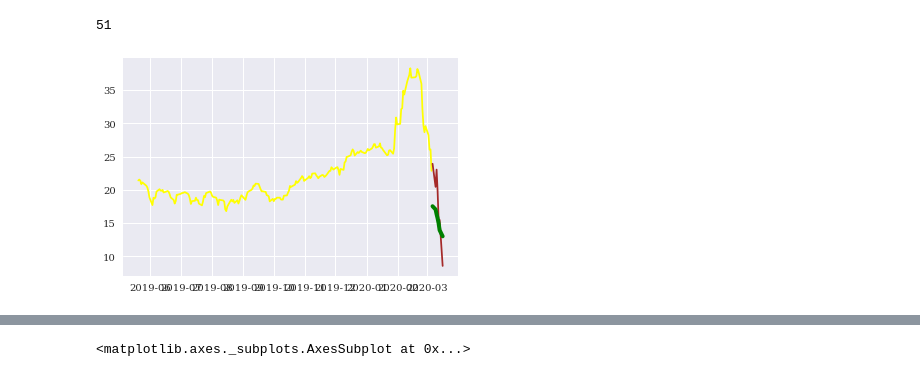
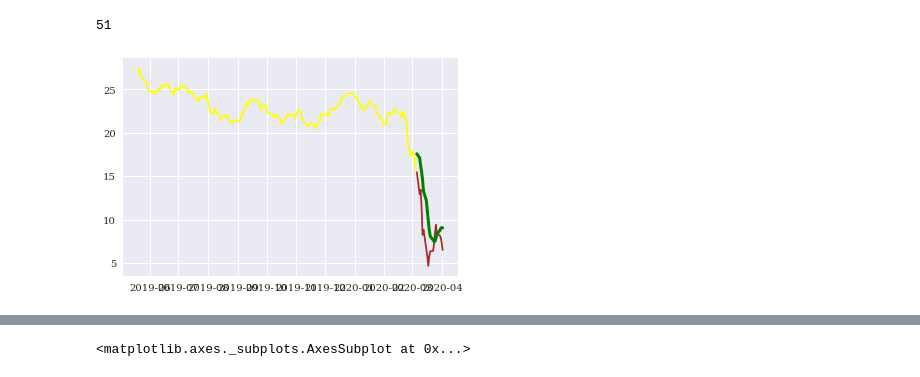
Before and after one commit to WhiskersReneeWe/StockPricePredictorInCommandLIne, a Jupyter notebook: stocks_predictor_dev.ipynb, the cells around one changed output, grey strips where cells are left out. Cells and saved outputs as stored; diff of their text form; code cells hidden in the pictures.

```diff
--- a/stocks_predictor_dev.ipynb
+++ b/stocks_predictor_dev.ipynb
@@ -296,8 +313,10 @@ def lstm_predict(X_pred_tick, model_tick, scaler_obj, next_n_days):
     closing_prices = scaler_obj.inverse_transform(closing_prices)
 
     return closing_prices[:next_n_days]
+# %%
+x_pred_pk = prep_past_data('PK', scaler_obj, 10)
 # %%
-closing_pk_prices = lstm_predict(x_pred_pk, model_pk, scaler_obj, next_n_days=7)
+closing_pk_prices = lstm_predict(x_pred_pk, model_pk, scaler_obj, next_n_days=20)
 # %%
 closing_pk_prices
 # %% [output]
@@ -322,20 +354,20 @@ len(closing_penn_prices)
 # %%
 #for plotting
 
 def plot_predicted_prices(tick_name, closing_tick_prices):
 
     df_tick = get_data([tick_name])
     train_tick = df_tick[:int(df_tick.shape[0] * 0.8)]
     valid_tick = df_tick[int(df_tick.shape[0] * 0.8):][:len(closing_tick_prices)]
 
 
     ax = plt.gca()
 
     valid_tick['predictions'] = closing_tick_prices
     plt.plot(train_tick['adj_close'], color = 'yellow')
     plt.plot(valid_tick['adj_close'], color = 'brown')
-    plt.plot(valid_tick['predictions'], color = 'green', linewidth=4)
+    plt.plot(valid_tick['predictions'], color = 'green', linewidth=3)
 
-plot_predicted_prices('PENN', closing_pk_prices)
+plot_predicted_prices('PK', closing_pk_prices)
 # %% [output]
-[figure, old version]
+[figure, new version]
```
Also changed, not shown: parts of 12 cells of this notebook.
